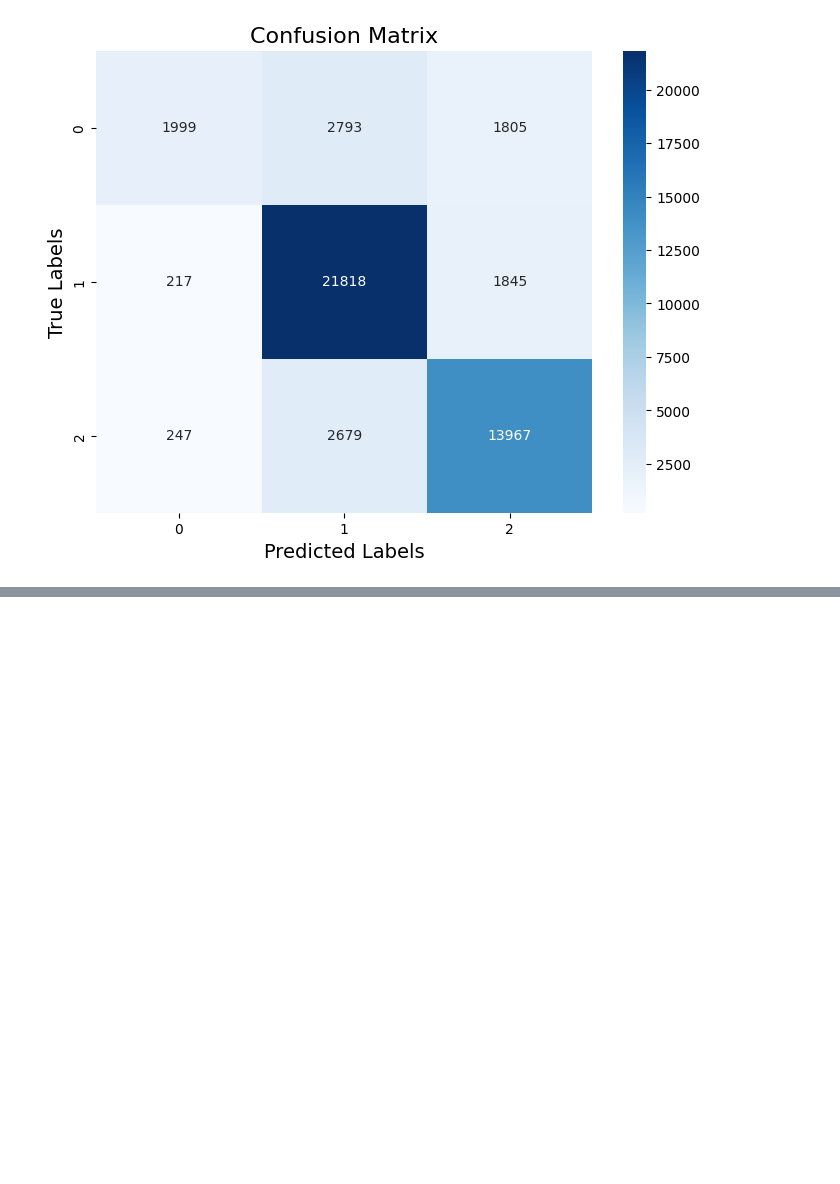
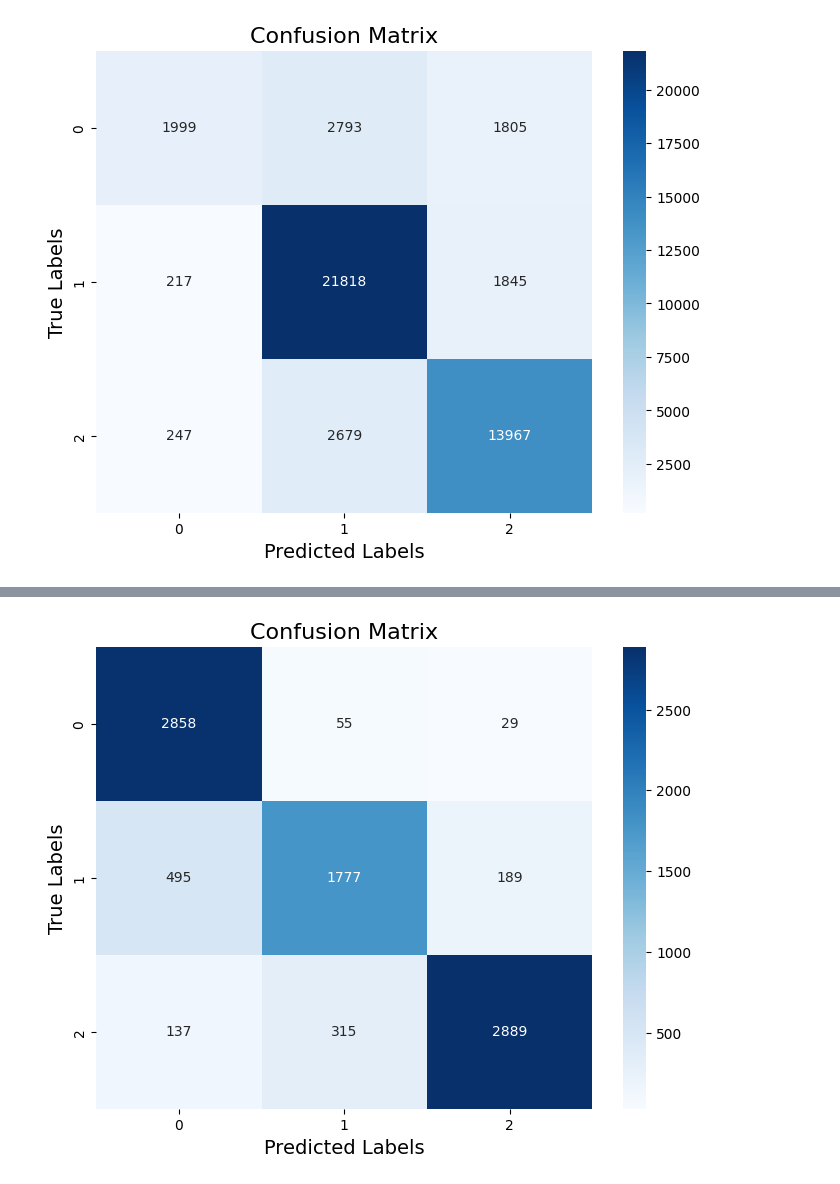
Before and after one commit to infinite-void/llm-ensemble-for-neologism, a Jupyter notebook: DistilBERT_Fine_Tuning_For_Neologism.ipynb, the cells around one changed output, grey strips where cells are left out. Saved outputs shown, nothing was run; the diff lists cells and outputs as text; code cells hidden in the pictures; blank space fills up the shorter version.

```diff
--- a/DistilBERT_Fine_Tuning_For_Neologism.ipynb
+++ b/DistilBERT_Fine_Tuning_For_Neologism.ipynb
@@ -1097,0 +1120,2 @@ plt.show()
+# %%
+sentiment_model = pipeline(model="PriyadarshiniTamilselvan/finetuning-sentiment-model-neologisms-distilbert")
@@ -1097,0 +1124,2 @@ plt.show()
+# %%
+twitter = pd.read_csv('all_sampled_twitter.csv')
@@ -1097,0 +1142,4 @@ plt.show()
+# %%
+twitter["pred"] = twitter["text"].apply(
+    lambda x: sentiment_model(x, truncation=True, max_length=512, padding=True)[0]["label"]
+)
@@ -1097,0 +1151,19 @@ plt.show()
+# %%
+actual_labels = twitter['pred']
+predicted_labels = twitter['label']
+
+# Compute confusion matrix
+cm = confusion_matrix(actual_labels, predicted_labels)
+
+# Metrics for multi-class classification
+accuracy = accuracy_score(actual_labels, predicted_labels)
+precision = precision_score(actual_labels, predicted_labels, average='weighted')  # Weighted accounts for label imbalance
+recall = recall_score(actual_labels, predicted_labels, average='weighted')
+f1 = f1_score(actual_labels, predicted_labels, average='weighted')
+
+# Display metrics
+print("Confusion Matrix:\n", cm)
+print(f"Accuracy: {accuracy:.2f}")
+print(f"Precision: {precision:.2f}")
+print(f"Recall: {recall:.2f}")
+print(f"F1 Score: {f1:.2f}")
@@ -1097,0 +1179,9 @@ plt.show()
+# %%
+plt.figure(figsize=(8, 6))
+sns.heatmap(cm, annot=True, fmt='d', cmap='Blues', xticklabels=unique_labels(actual_labels), yticklabels=unique_labels(actual_labels))
+plt.title('Confusion Matrix', fontsize=16)
+plt.xlabel('Predicted Labels', fontsize=14)
+plt.ylabel('True Labels', fontsize=14)
+plt.show()
+# %% [output]
+[figure, added]
```
Also changed, not shown: parts of 13 cells of this notebook, 3 other files.
